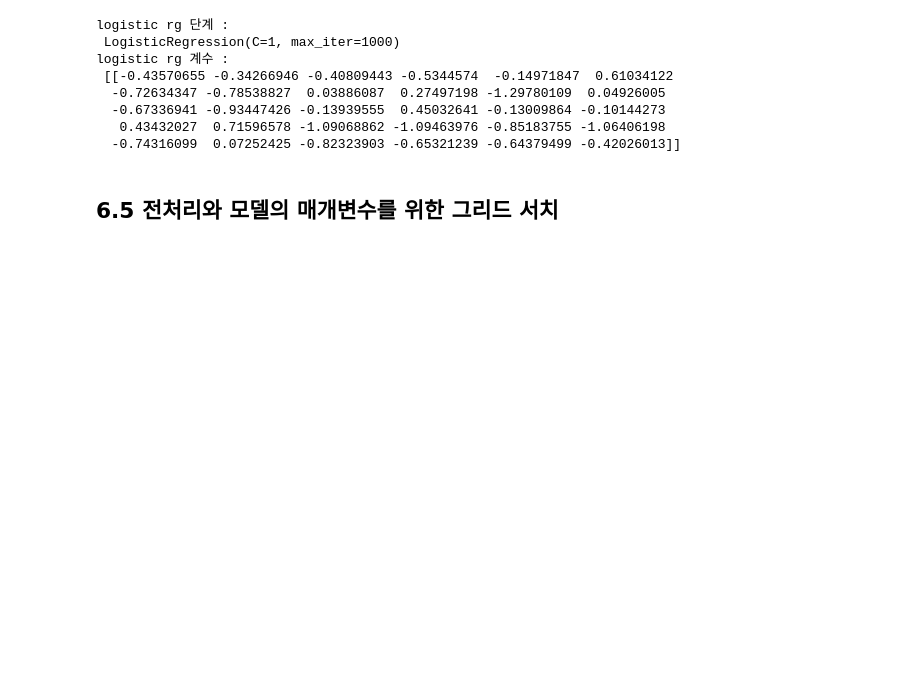
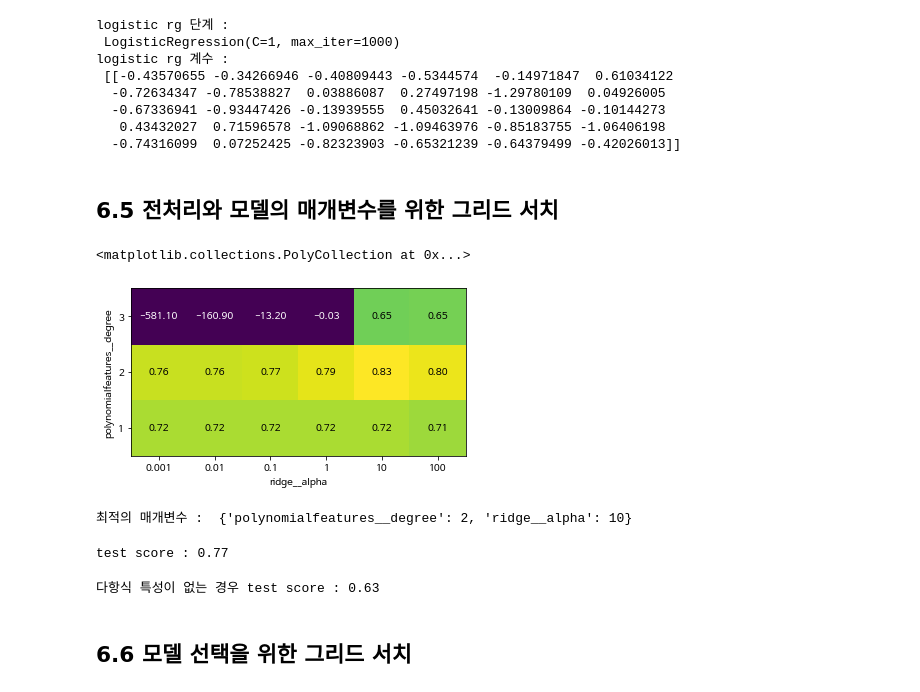
Before and after one commit to 1bin01/Machine-Learning, a Jupyter notebook: Introduction-to-Machine-Learning/Ch6_algorithm_chains_and_pipelines.ipynb, the cells around one changed output. Saved outputs shown, nothing was run; the diff lists cells and outputs as text; code cells hidden in the pictures; blank space fills up the shorter version.

```diff
--- a/Introduction-to-Machine-Learning/Ch6_algorithm_chains_and_pipelines.ipynb
+++ b/Introduction-to-Machine-Learning/Ch6_algorithm_chains_and_pipelines.ipynb
@@ -167,3 +167,35 @@ param_grid = {
     'polynomialfeatures__degree' : [1, 2, 3],
     'ridge__alpha' : [0.001, 0.01, 0.1, 1, 10, 100]
 }
+# %%
+grid = GridSearchCV(pipe, param_grid, cv = 5, n_jobs = -1)
+grid.fit(X_train, y_train)
+
+mglearn.tools.heatmap(grid.cv_results_['mean_test_score'].reshape(3, -1),
+                      xlabel = "ridge__alpha", ylabel = "polynomialfeatures__degree",
+                      xticklabels = param_grid['ridge__alpha'],
+                      yticklabels = param_grid['polynomialfeatures__degree'], vmin = 0)
+# %% [output]
+<matplotlib.collections.PolyCollection at 0x...>
+[figure, added]
+# %%
+print("최적의 매개변수 : ", grid.best_params_)
+# %% [output]
+최적의 매개변수 :  {'polynomialfeatures__degree': 2, 'ridge__alpha': 10}
+# %%
+print("test score : {:.2f}" .format(grid.score(X_test, y_test)))
+# %% [output]
+test score : 0.77
+# %%
+# 다항식 특성이 없는 경우
+
+param_grid = {'ridge__alpha' : [0.001, 0.01, 0.1, 1, 10, 100]}
+pipe = make_pipeline(StandardScaler(), Ridge())
+grid = GridSearchCV(pipe, param_grid, cv = 5)
+grid.fit(X_train, y_train)
+
+print("다항식 특성이 없는 경우 test score : {:.2f}" .format(grid.score(X_test, y_test)))
+# %% [output]
+다항식 특성이 없는 경우 test score : 0.63
+# %% [markdown]
+## 6.6 모델 선택을 위한 그리드 서치
```
Also changed, not shown: parts of 3 cells of this notebook.
